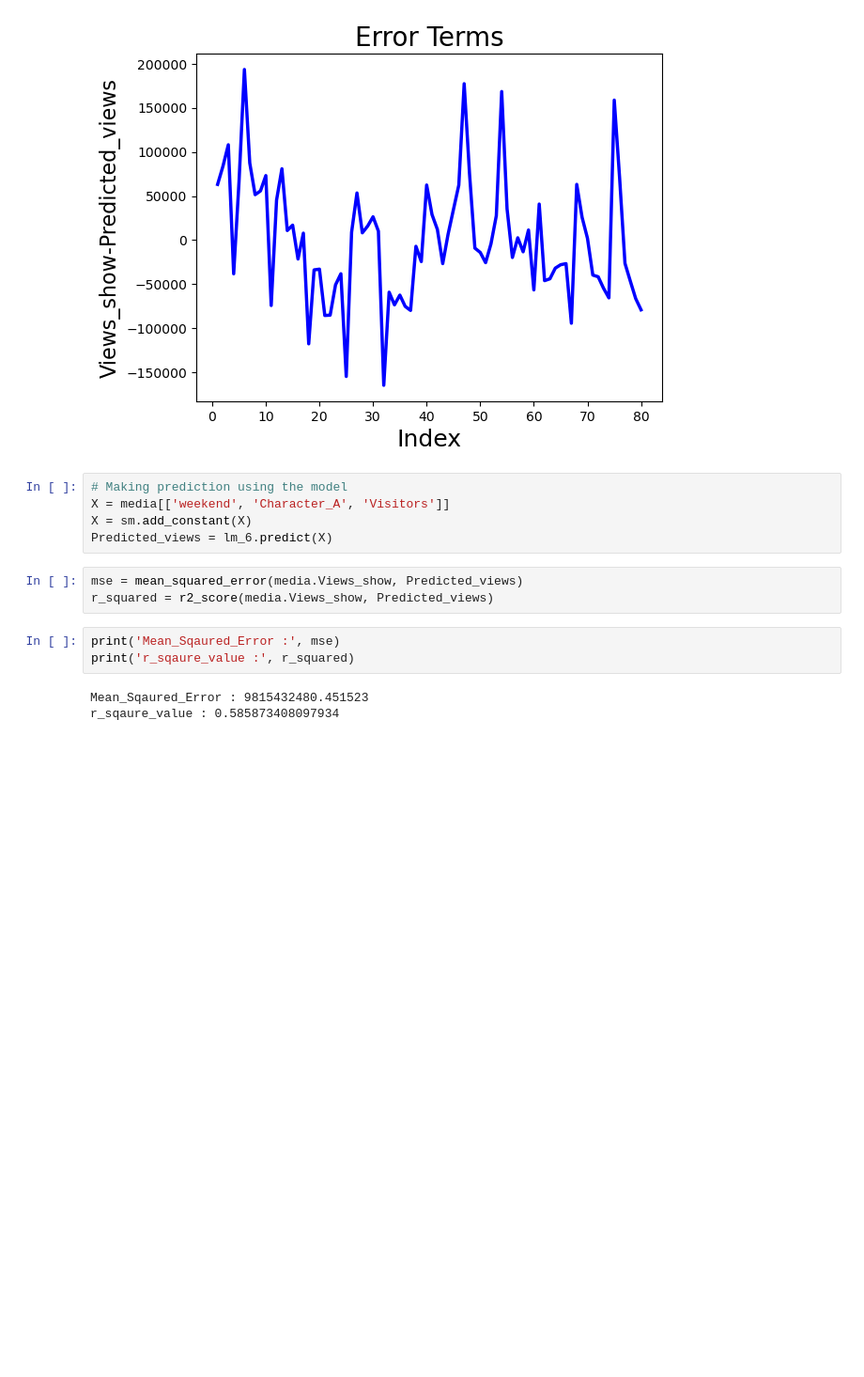
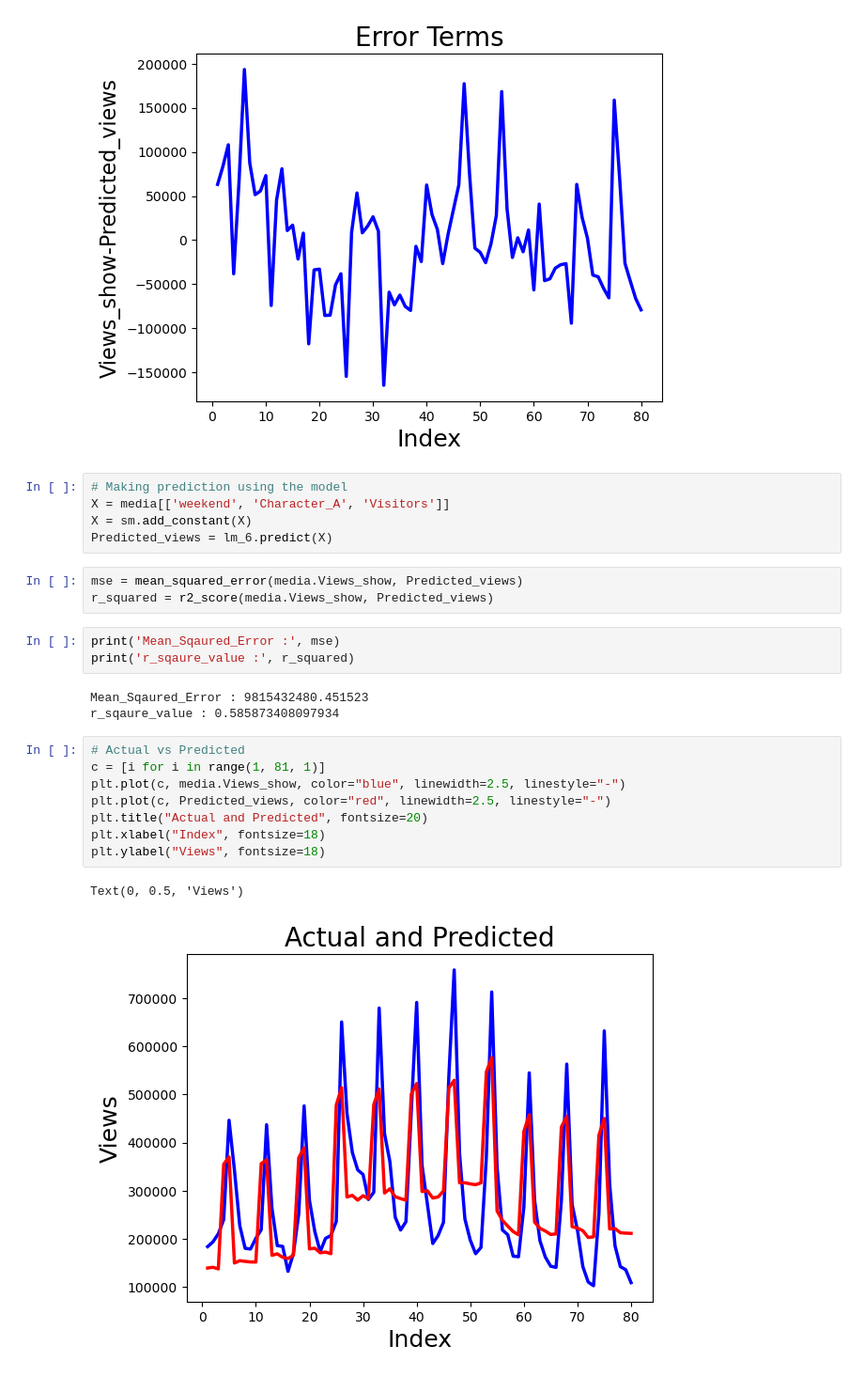
Before and after one commit to RavishankarDuMCA10/Linear-Regression, a Jupyter notebook: Industry Relevance of Linear Regression/Media Company Case Study.ipynb, the cells around one changed output. Shown: that part at 94% size. Saved outputs shown, nothing was run; the diff lists cells and outputs as text; blank space fills up the shorter version.

```diff
--- a/Industry Relevance of Linear Regression/Media Company Case Study.ipynb
+++ b/Industry Relevance of Linear Regression/Media Company Case Study.ipynb
@@ -613,3 +613,14 @@ print('r_sqaure_value :', r_squared)
 # %% [output]
 Mean_Sqaured_Error : 9815432480.451523
 r_sqaure_value : 0.585873408097934
+# %%
+# Actual vs Predicted
+c = [i for i in range(1, 81, 1)]
+plt.plot(c, media.Views_show, color="blue", linewidth=2.5, linestyle="-")
+plt.plot(c, Predicted_views, color="red", linewidth=2.5, linestyle="-")
+plt.title("Actual and Predicted", fontsize=20)
+plt.xlabel("Index", fontsize=18)
+plt.ylabel("Views", fontsize=18)
+# %% [output]
+Text(0, 0.5, 'Views')
+[figure, added]
```
Also changed, not shown: parts of 1 cell of this notebook.
